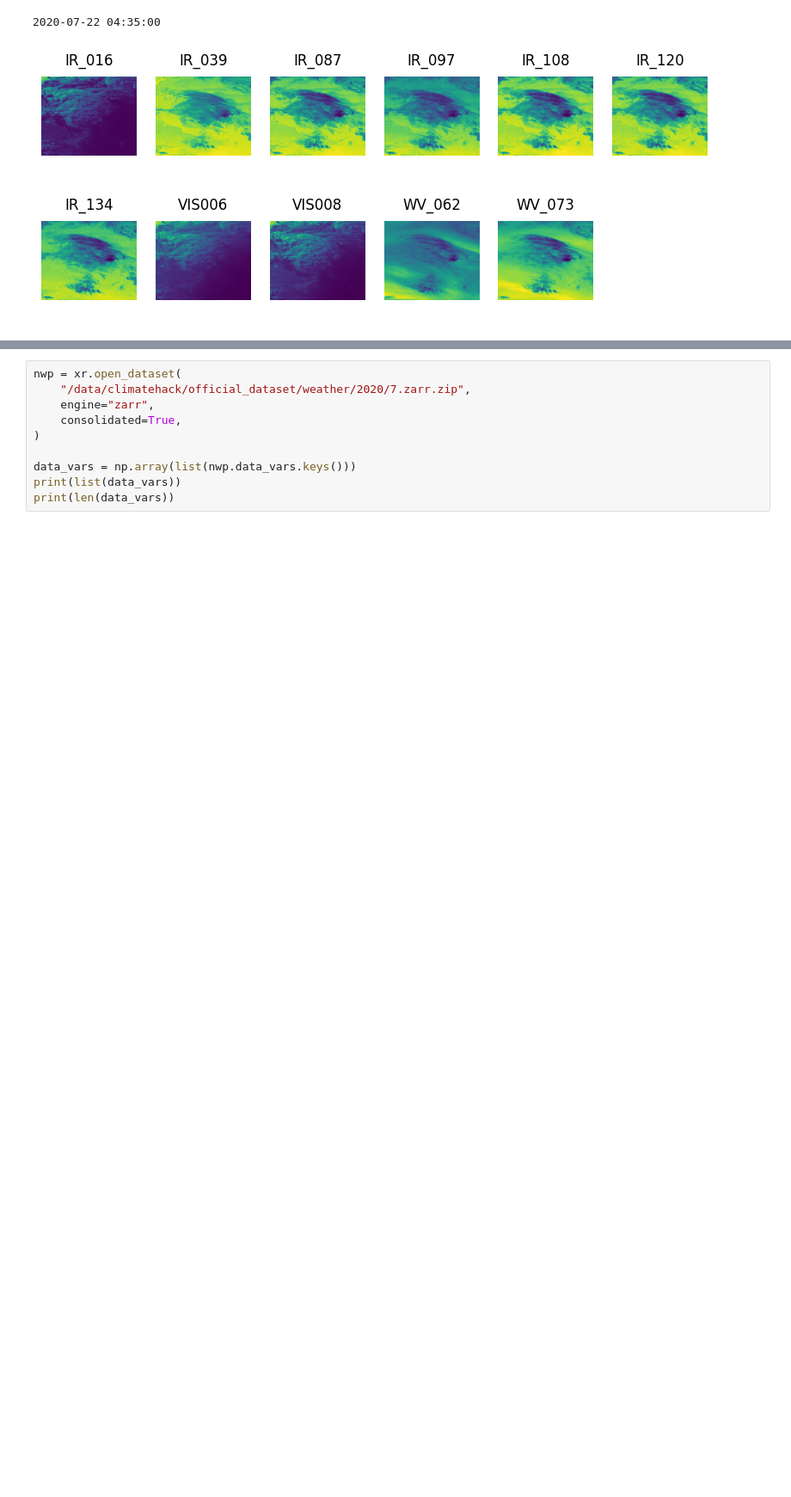
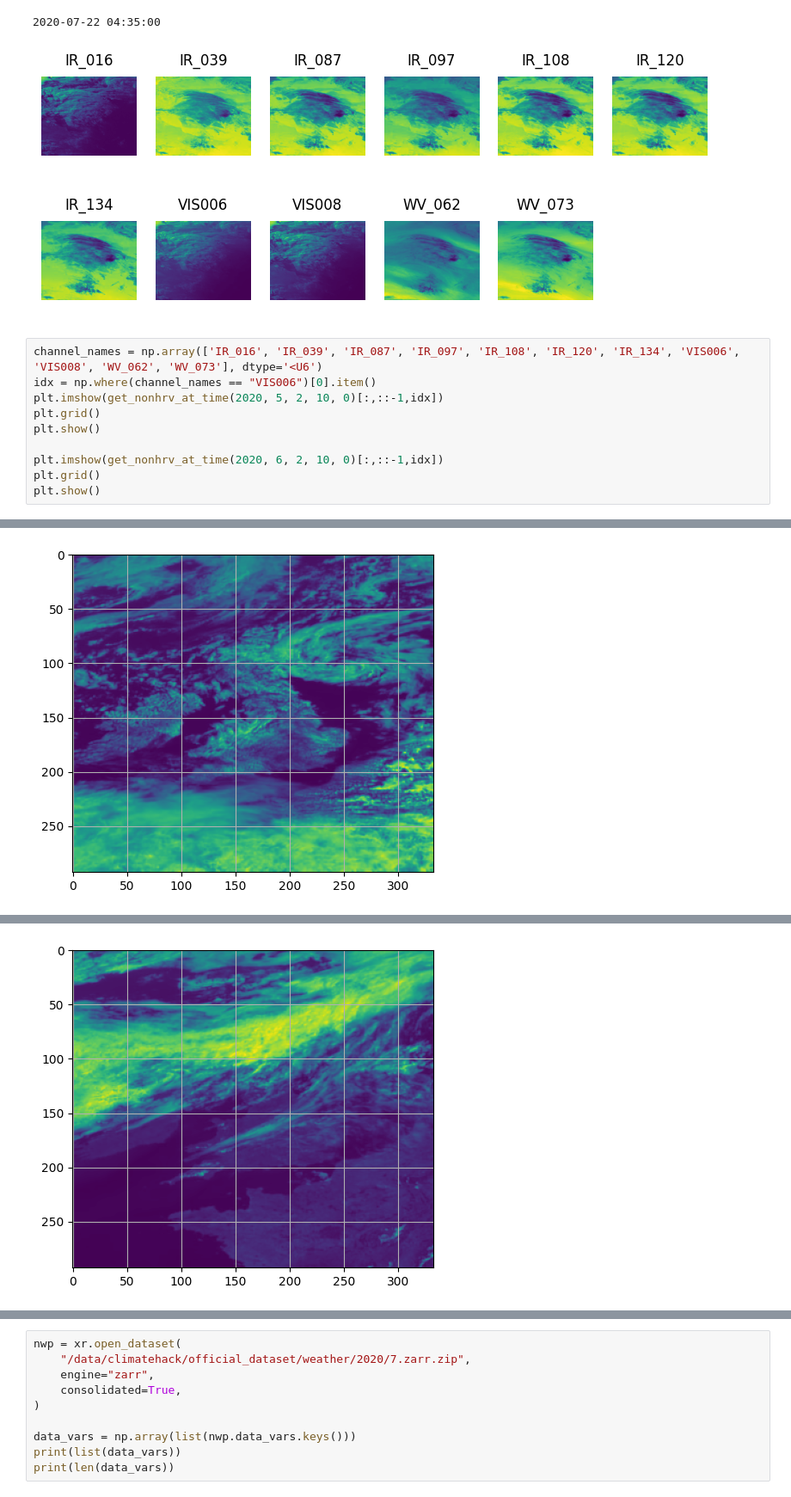
Before and after one commit to mlberkeley/climatehack2023, a Jupyter notebook: notebooks/Andrew_explores.ipynb, the cells around one changed output, grey strips where cells are left out. Shown at 86% size. Cells and saved outputs as stored; diff of their text form; blank space fills up the shorter version.

```diff
--- a/notebooks/Andrew_explores.ipynb
+++ b/notebooks/Andrew_explores.ipynb
@@ -102,3 +100,14 @@ plot_nonhrv_at_time(2020, 7, 22, 4, 35, channel="all")
 # %% [output]
 2020-07-22 04:35:00
 [figure]
+# %%
+channel_names = np.array(['IR_016', 'IR_039', 'IR_087', 'IR_097', 'IR_108', 'IR_120', 'IR_134', 'VIS006', 'VIS008', 'WV_062', 'WV_073'], dtype='<U6')
+idx = np.where(channel_names == "VIS006")[0].item()
+plt.imshow(get_nonhrv_at_time(2020, 5, 2, 10, 0)[:,::-1,idx])
+plt.grid()
+plt.show()
+
+plt.imshow(get_nonhrv_at_time(2020, 6, 2, 10, 0)[:,::-1,idx])
+plt.grid()
+plt.show()
+# %% [output]
@@ -104,0 +115 @@ plot_nonhrv_at_time(2020, 7, 22, 4, 35, channel="all")
+[figure, added]
@@ -104,0 +117 @@ plot_nonhrv_at_time(2020, 7, 22, 4, 35, channel="all")
+[figure, added]
```
Also changed, not shown: parts of 5 cells of this notebook.
